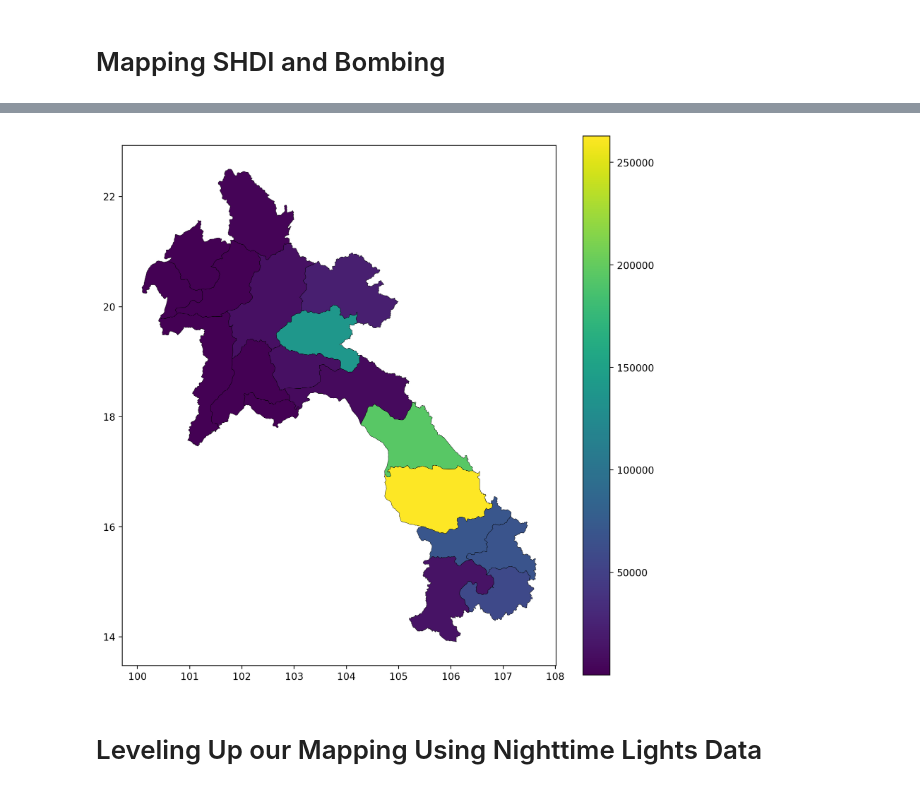
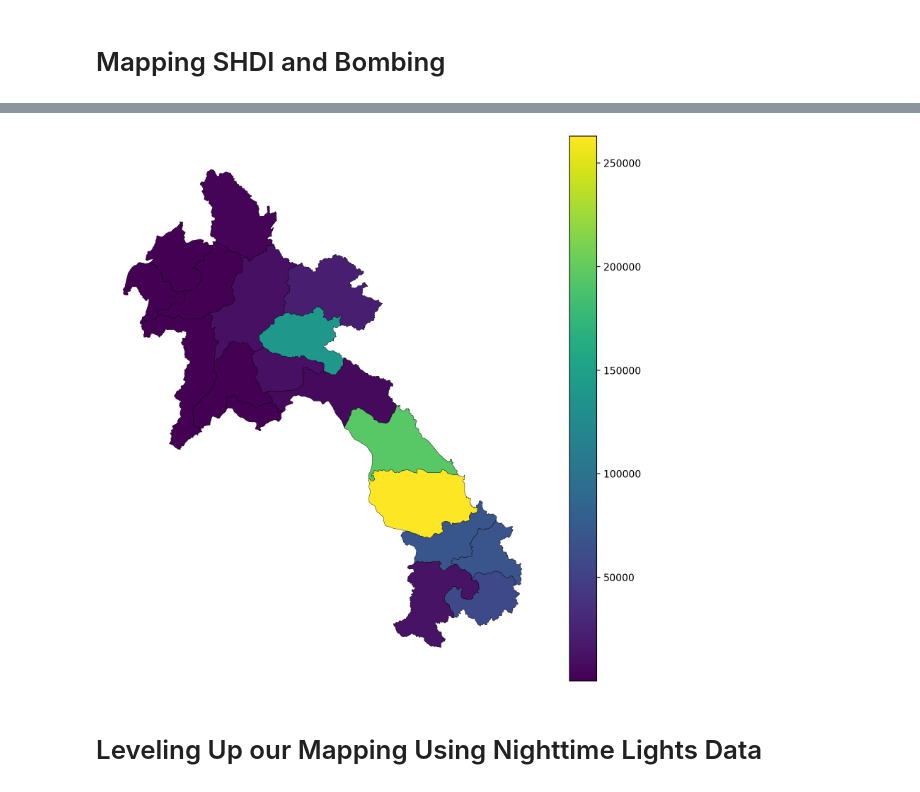
Before and after one commit to SMUREU/data-storytelling-brandon, a Jupyter notebook: notebooks/DataStorytelling.ipynb, the cells around one changed output, grey strips where cells are left out. Saved outputs shown, nothing was run; the diff lists cells and outputs as text; code cells hidden in the pictures.

```diff
--- a/notebooks/DataStorytelling.ipynb
+++ b/notebooks/DataStorytelling.ipynb
@@ -313,9 +149,8 @@ laos_strikes_gdf = gpd.GeoDataFrame(
 # %%
 # Merging the HDI and administrative boundaries
-gdf_provinces.rename(columns={'ISO_1': 'ISO_Code'}, inplace=True)
-shdi_lvl1_merge = pd.merge(gdf_provinces, lao_shdi_df, on='ISO_Code', how='left')
-frequencies = shdi_lvl1_merge['ISO_Code'].value_counts()
-print(frequencies)
+ProvincesGDF.rename(columns={'ISO_1': 'ISO_Code'}, inplace=True)
+SHDIProvincesMerge = pd.merge(ProvincesGDF, LaosSHDI, on='ISO_Code', how='left')
+print(SHDIProvincesMerge['ISO_Code'].value_counts())
 # %% [output]
 ISO_Code
 LA-AT    34
@@ -340,5 +177,3 @@ Name: count, dtype: int64
 # %%
-# 4. Perform the Spatial Join
-# 'predicate="within"' ensures we find which province polygon each point sits inside
-# 'how="left"' keeps all points and appends the province columns to them
-points_with_provinces = gpd.sjoin(bombing_gdf, gdf_provinces, how='left', predicate='within')
+# Spatial join of province boundaries and bombing GDF
+ProvincesBombingsMerge = gpd.sjoin(BombingGDF, ProvincesGDF, how='left', predicate='within')
@@ -345,11 +189,8 @@ points_with_provinces = gpd.sjoin(bombing_gdf, gdf_provinces, how='left', predic
 # %%
-# 5. Group by Province and Aggregate the Impact
-# Replace 'NAME_1' with the actual column name for province names in your shapefile
-spatial_summary = points_with_provinces.groupby('NAME_1').agg(
-    total_missions=('TGTCOUNTRY', 'size'),
-    total_tonnage=('WEAPONTYPEWEIGHT', 'sum')
+# Producing a summary of bombings by province
+BombingByProvince = ProvincesBombingsMerge.groupby('NAME_1').agg(
+    ProvinceBombings =('TGTCOUNTRY', 'size'),
 ).reset_index()
 
-# View the result
-print(spatial_summary.head())
+print(BombingByProvince.head(16))
 # %% [output]
@@ -362,3 +214,3 @@ print(spatial_summary.head())
 # %%
-# Merge the aggregated statistics back to the geometry data
-bombing_admin_df = gdf_provinces.merge(spatial_summary, on='NAME_1', how='left')
+# Merging the province bombing summaries back in
+ProvincesGDF = ProvincesGDF.merge(BombingByProvince, on='NAME_1', how='left')
@@ -432,15 +257,16 @@ shdi_map.set_axis_off();
 # %%
 # Chloropleth Map of bombing by province (number of strikes)
-strikes_map = bombing_admin_df.plot(
-    column="total_missions",
+BombingMap = ProvincesGDF.plot(
+    column="ProvinceBombings",
     legend=True,
     figsize=(10, 10),
     edgecolor="black",
-    linewidth=0.3
+    linewidth=0.3,
 )
-shdi_map.set_axis_off();
+BombingMap.set_axis_off();
+plt.savefig('../figures/BombingChoropleth.png', dpi=300, bbox_inches='tight')
 # %% [output]
-[figure, old version]
+[figure, new version]
 # %% [markdown]
 # Leveling Up our Mapping Using Nighttime Lights Data
 # %%
```
Also changed, not shown: parts of 59 cells of this notebook, 7 other files.
